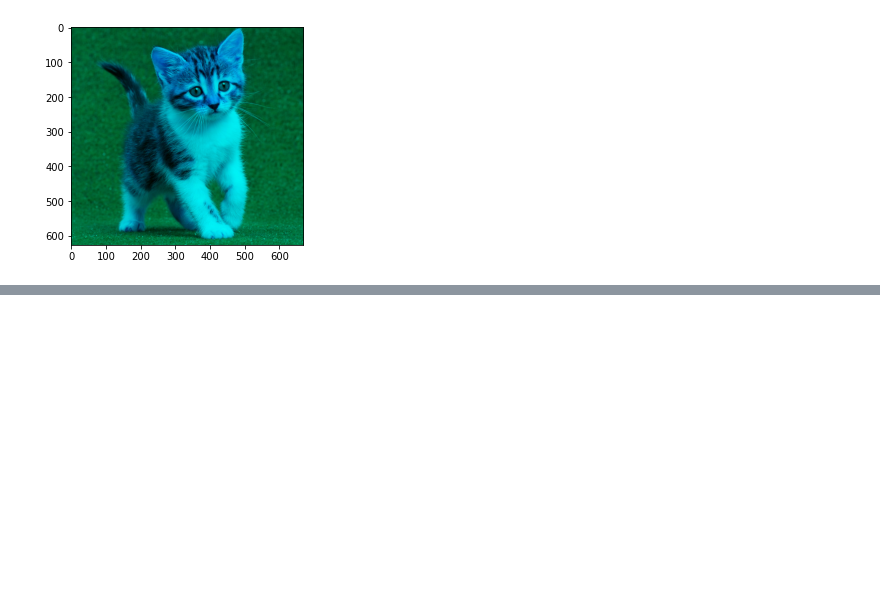
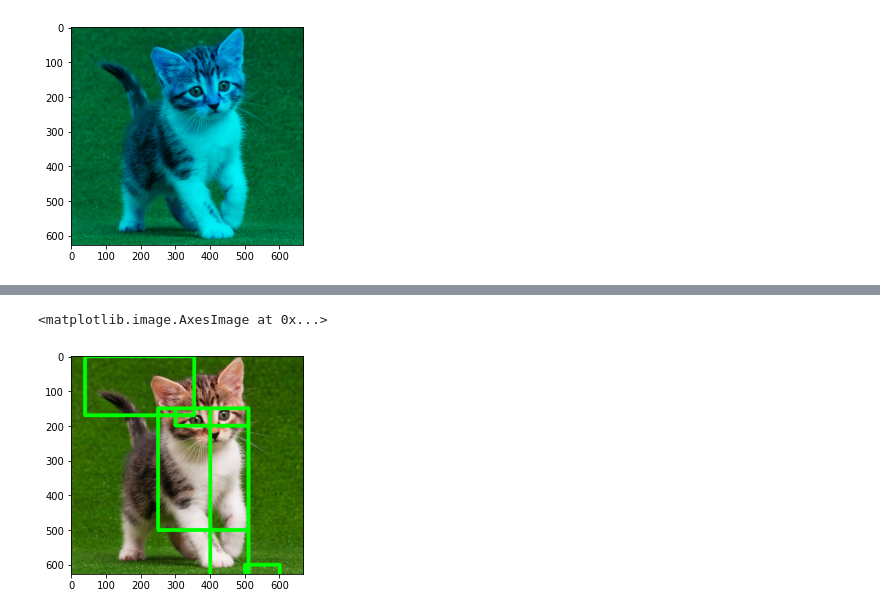
Before and after one commit to mwpras0/PCVK_Genap_2021, a Jupyter notebook: Week2.ipynb, the cells around one changed output, grey strips where cells are left out. Drawn from its saved outputs; the diff is of its cells as text; code cells hidden in the pictures; blank space fills up the shorter version.

```diff
--- a/Week2.ipynb
+++ b/Week2.ipynb
@@ -141,0 +157,13 @@ plt.imshow(img_gb)
+# %%
+#Tugas 4
+
+img3 = cv.cvtColor(img,cv.COLOR_BGR2RGB)
+cv.rectangle(img3, pt1=(354,0), pt2=(40,170), color=(0,255,0), thickness=10)
+cv.rectangle(img3, pt1=(300,200), pt2=(510,150), color=(0,255,0),thickness=10)
+cv.rectangle(img3, pt1=(250,500), pt2=(510,150), color=(0,255,0),thickness=10)
+cv.rectangle(img3, pt1=(400,700), pt2=(510,150), color=(0,255,0),thickness=10)
+cv.rectangle(img3, pt1=(500,700), pt2=(600,600), color=(0,255,0),thickness=10)
+plt.imshow(img3)
+# %% [output]
+<matplotlib.image.AxesImage at 0x...>
+[figure, added]
```
Also changed, not shown: parts of 5 cells of this notebook.
